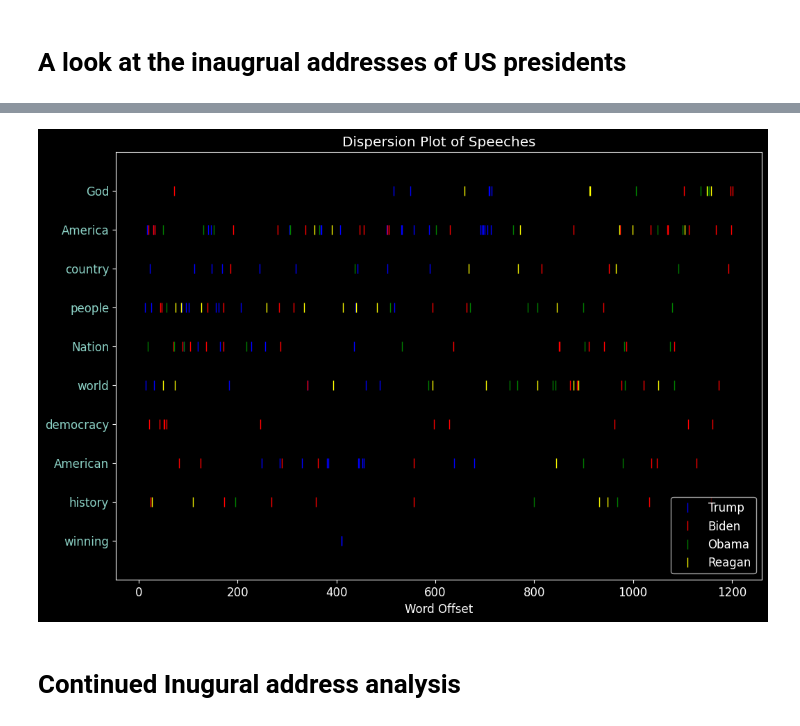
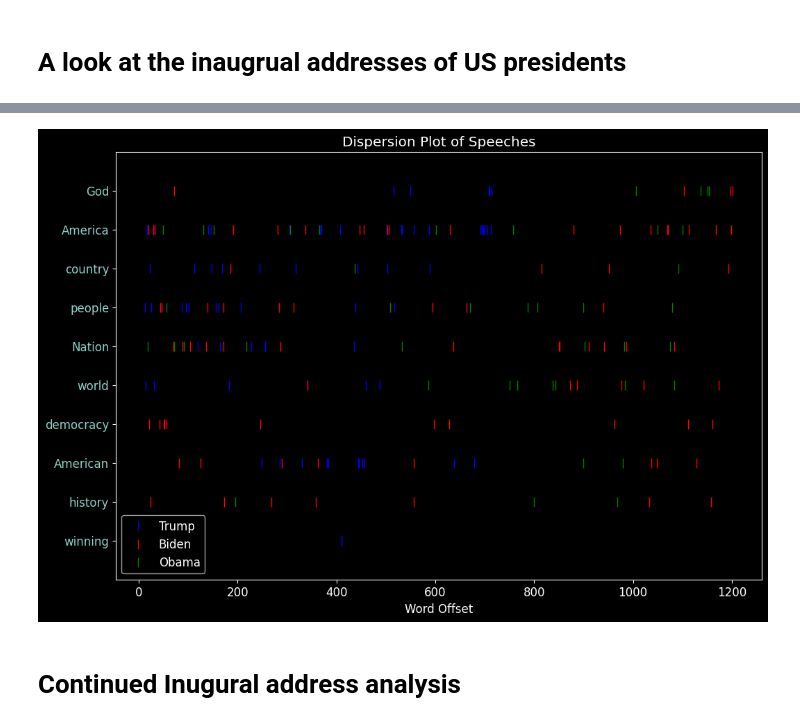
Before and after one commit to Luke-Chesley/Wiki-page-sentiment, a Jupyter notebook: Sentiment_of_wikipedia_pages.ipynb, the cells around one changed output, grey strips where cells are left out. Cells and saved outputs as stored; diff of their text form; code cells hidden in the pictures.

Commit message:
modified:   README.md 	modified:   Sentiment_of_wikipedia_pages.ipynb 	new file:   images/speech_sent_analysis.png 	modified:   speeches/Biden.txt

```diff
--- a/Sentiment_of_wikipedia_pages.ipynb
+++ b/Sentiment_of_wikipedia_pages.ipynb
@@ -458,18 +461,10 @@ filtered_text_obama = [w for w in obama_tokens if not w.lower() in stops]
 df_obama = pd.DataFrame(filtered_text_obama, columns=["obama_token"])
 df_obama["obama_pos"] = [tag[1] for tag in nltk.pos_tag(df_obama["obama_token"])]
 
-# Reagan address
-Reagan_tokens = word_tokenize(Reagan_address)
-
-filtered_text_Reagan = [w for w in Reagan_tokens if not w.lower() in stops]
-df_Reagan = pd.DataFrame(filtered_text_Reagan, columns=["Reagan_token"])
-df_Reagan["Reagan_pos"] = [tag[1] for tag in nltk.pos_tag(df_Reagan["Reagan_token"])]
-
 
 # concat the dataframes
 df = pd.concat([df_trump, df_biden], axis=1)
 df = pd.concat([df, df_obama], axis=1)
-df = pd.concat([df, df_Reagan], axis=1)
 # %%
 list_of_words_to_plot = [
     "God",
@@ -572,22 +566,22 @@ def dispersion_plot_stacked(
     ax.legend(loc="best")
     return ax
 # %%
-texts = [df["trump_token"], df["biden_token"], df["obama_token"], df["Reagan_token"]]
-colors = ["blue", "red", "green", "yellow"]
-labels = ["Trump", "Biden", "Obama", "Reagan"]
+texts = [df["trump_token"], df["biden_token"], df["obama_token"]]
+colors = ["blue", "red", "green"]
+labels = ["Trump", "Biden", "Obama"]
 
 dispersion_plot_stacked(
     texts,
     list_of_words_to_plot,
     colors=colors,
     labels=labels,
     title="Dispersion Plot of Speeches",
     tick_fontsize=12,
     marker_size=10,
 )
 
 plt.show()
 # %% [output]
-[figure, old version]
+[figure, new version]
 # %% [markdown]
 # Continued Inugural address analysis
```
Also changed, not shown: parts of 21 cells of this notebook, 3 other files.
